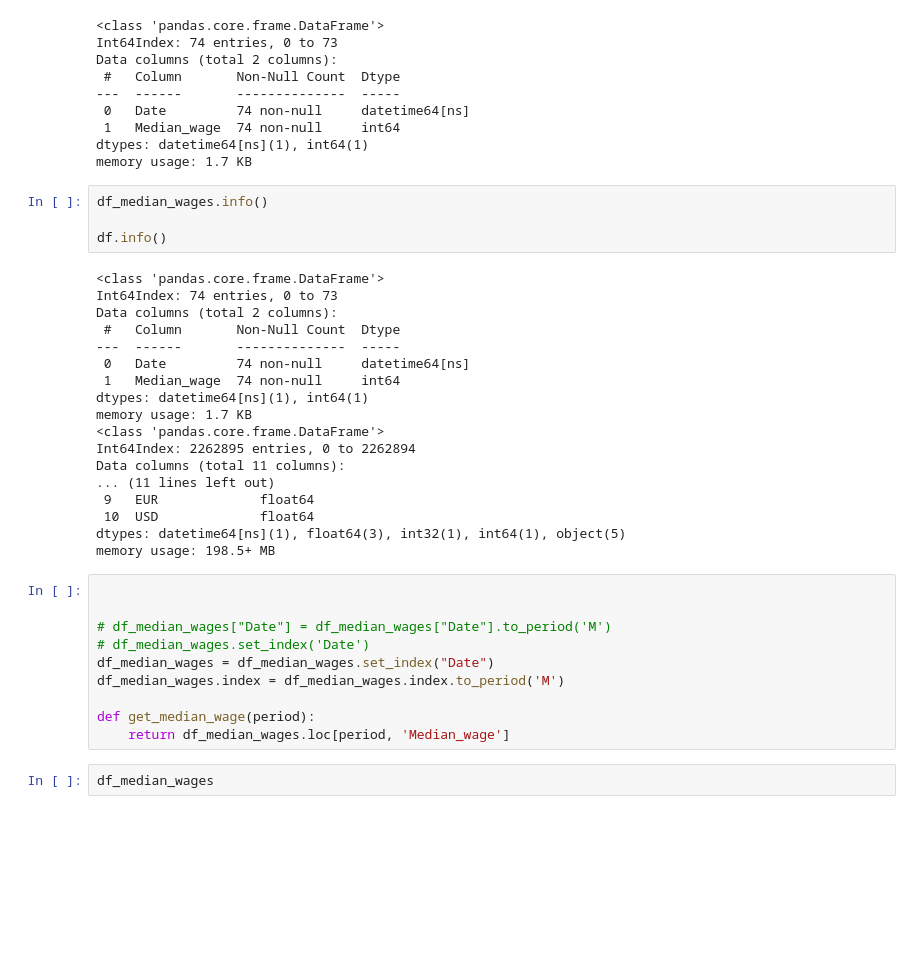
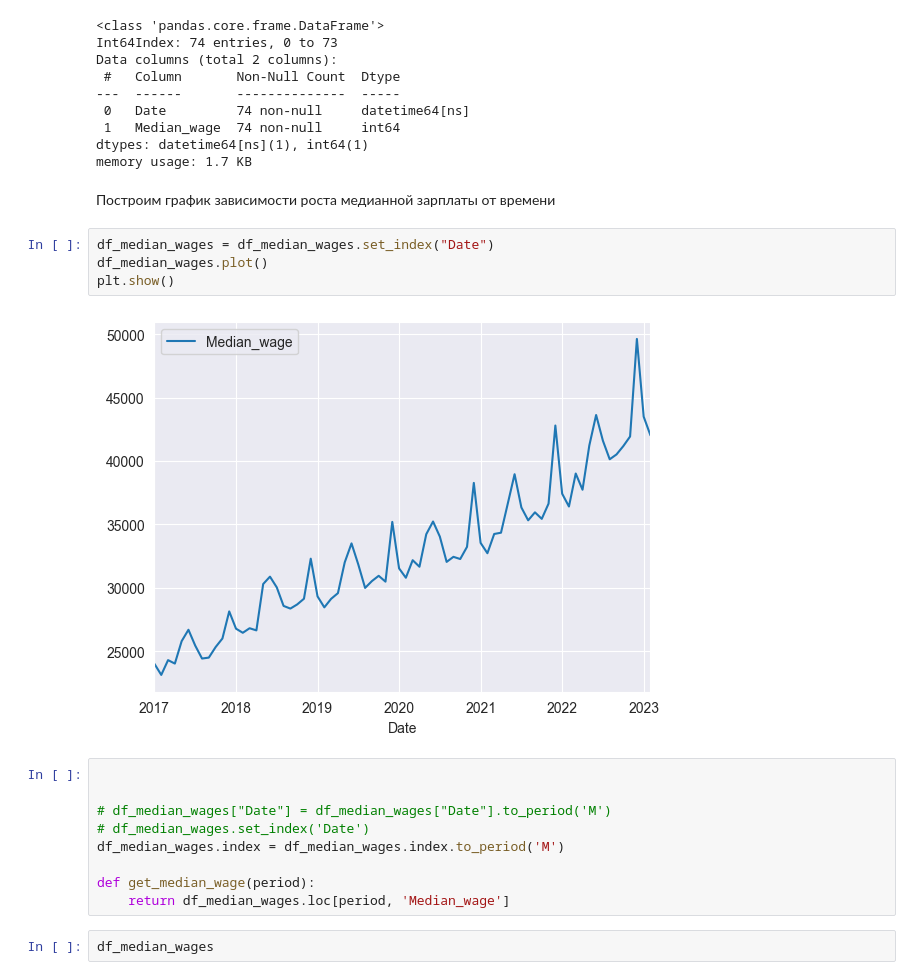
Before and after one commit to Bumblebee2023/product_management_system, a Jupyter notebook: research/shop_analysis.ipynb, the cells around one changed output. Cells and saved outputs as stored; diff of their text form; blank space fills up the shorter version.

```diff
--- a/research/shop_analysis.ipynb
+++ b/research/shop_analysis.ipynb
@@ -156,34 +166,19 @@ Data columns (total 2 columns):
  1   Median_wage  74 non-null     int64
 dtypes: datetime64[ns](1), int64(1)
 memory usage: 1.7 KB
-# %%
-df_median_wages.info()
-
-df.info()
-# %% [output]
-<class 'pandas.core.frame.DataFrame'>
-Int64Index: 74 entries, 0 to 73
-Data columns (total 2 columns):
- #   Column       Non-Null Count  Dtype
----  ------       --------------  -----
- 0   Date         74 non-null     datetime64[ns]
- 1   Median_wage  74 non-null     int64
-dtypes: datetime64[ns](1), int64(1)
-memory usage: 1.7 KB
-<class 'pandas.core.frame.DataFrame'>
-Int64Index: 2262895 entries, 0 to 2262894
-Data columns (total 11 columns):
-... (11 lines left out)
- 9   EUR             float64
- 10  USD             float64
-dtypes: datetime64[ns](1), float64(3), int32(1), int64(1), object(5)
-memory usage: 198.5+ MB
+# %% [markdown]
+Построим график зависимости роста медианной зарплаты от времени
+# %%
+df_median_wages = df_median_wages.set_index("Date")
+df_median_wages.plot()
+plt.show()
+# %% [output]
+[figure, added]
 # %%
 
 
 # df_median_wages["Date"] = df_median_wages["Date"].to_period('M')
 # df_median_wages.set_index('Date')
-df_median_wages = df_median_wages.set_index("Date")
 df_median_wages.index = df_median_wages.index.to_period('M')
 
 def get_median_wage(period):
```
Also changed, not shown: parts of 7 cells of this notebook.
